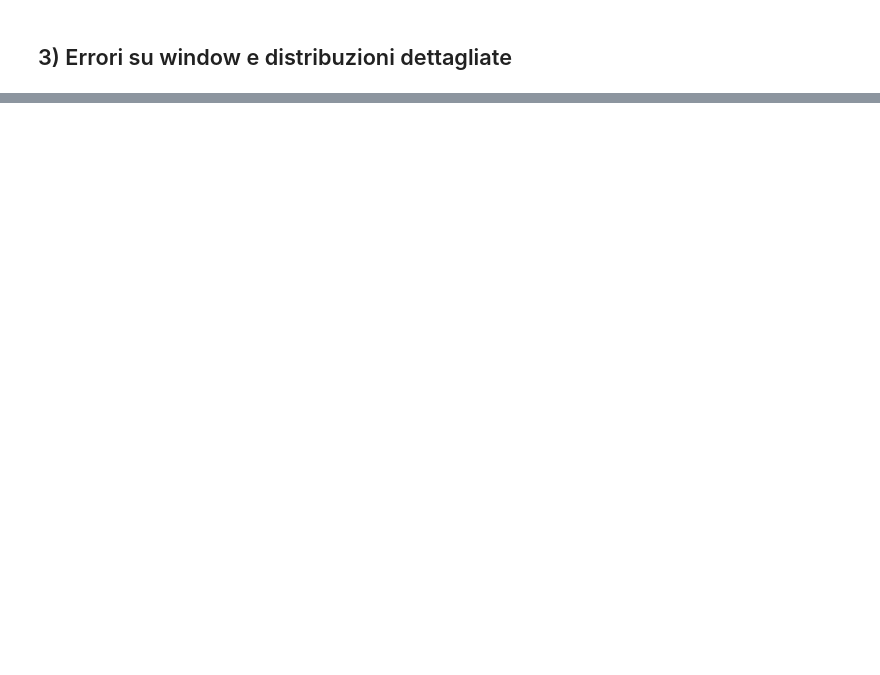
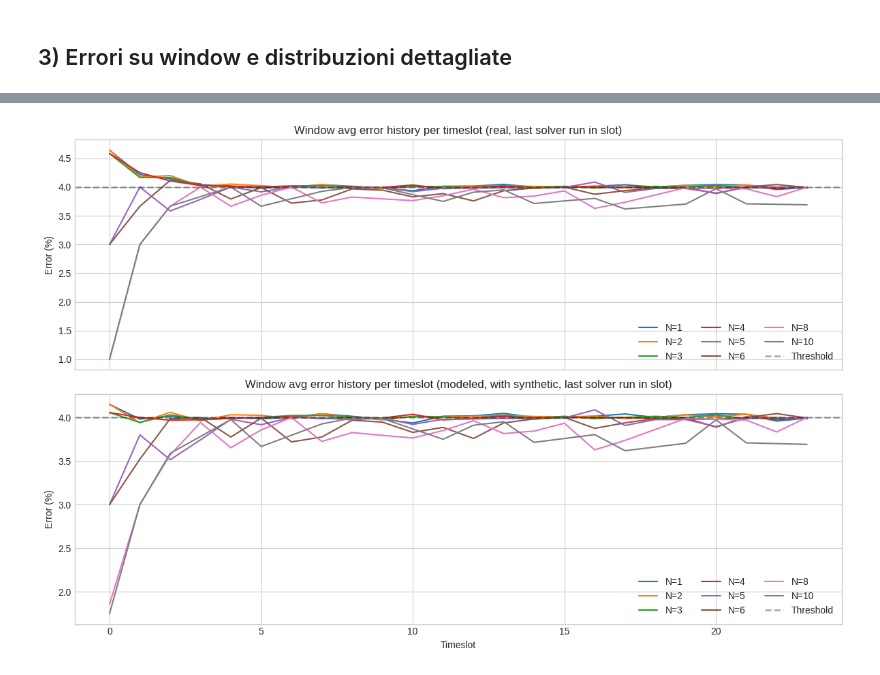
Before and after one commit to frenzis01/carbonshift, a Jupyter notebook: online2/notebooks/nshift_speed_analysis.ipynb, the cells around one changed output, grey strips where cells are left out. Cells and saved outputs as stored; diff of their text form; code cells hidden in the pictures; blank space fills up the shorter version.

```diff
--- a/online2/notebooks/nshift_speed_analysis.ipynb
+++ b/online2/notebooks/nshift_speed_analysis.ipynb
@@ -279,3 +256,90 @@ plt.tight_layout()
+# %%
+fig, axes = plt.subplots(2, 1, figsize=(12, 8), sharex=True)
+
+for n in summary_df["batch_size"].tolist():
+    req = per_request_by_n[n].copy()
+    timings = batch_timings_by_n[n].copy()
+
+    seq_col = "batch_sequence" if "batch_sequence" in req.columns else "included_in_batch_sequence"
+    slot_col = "current_slot" if "current_slot" in timings.columns else "slot"
+
+    req["scheduled_slot"] = pd.to_numeric(req["scheduled_slot"], errors="coerce")
+    req["error"] = pd.to_numeric(req["error"], errors="coerce")
+    req[seq_col] = pd.to_numeric(req[seq_col], errors="coerce")
+    req = req.dropna(subset=["scheduled_slot", "error", seq_col])
+    req = req[req["scheduled_slot"] >= 0]
+    req["scheduled_slot"] = req["scheduled_slot"].astype(int)
+    req[seq_col] = req[seq_col].astype(int)
+
+    timings["batch_sequence"] = pd.to_numeric(timings["batch_sequence"], errors="coerce")
+    timings[slot_col] = pd.to_numeric(timings[slot_col], errors="coerce")
+    timings = timings.dropna(subset=["batch_sequence", slot_col])
+    timings["batch_sequence"] = timings["batch_sequence"].astype(int)
+    timings[slot_col] = timings[slot_col].astype(int)
+
+    w_past = int(scenario["metadata"]["error_window_past"])
+    w_future = int(scenario["metadata"]["error_window_future"])
+    prehistory = scenario.get("prehistory_slots", [])
+
+    rows = []
+    for row in timings.sort_values("batch_sequence").itertuples(index=False):
+        run_seq = int(row.batch_sequence)
+        current_slot = int(getattr(row, slot_col))
+
+        state_df = req[(req[seq_col] <= run_seq) & (req["scheduled_slot"] >= 0)]
+
+        window_start_modeled = current_slot - w_past
+        window_start_real = max(0, window_start_modeled)
+        window_end = min(total_slots - 1, current_slot + w_future)
+
+        in_window = state_df[
+            (state_df["scheduled_slot"] >= window_start_real)
+            & (state_df["scheduled_slot"] <= window_end)
+        ]
+        real_sum = float(in_window["error"].sum()) if not in_window.empty else 0.0
+        real_cnt = int(len(in_window))
+
+        pre_cnt = 0
+        pre_sum = 0.0
+        for p in prehistory:
+            p_slot = int(p["slot"])
+            if window_start_modeled <= p_slot <= window_end:
+                p_count = int(p["request_count"])
+                p_err = float(p["error_per_request"])
+                pre_cnt += p_count
+                pre_sum += p_count * p_err
+
+        modeled_cnt = real_cnt + pre_cnt
+        rows.append(
+            {
+                "timeslot": current_slot,
+                "run_seq": run_seq,
+                "avg_real": (real_sum / real_cnt) if real_cnt else 0.0,
+                "avg_modeled": ((real_sum + pre_sum) / modeled_cnt) if modeled_cnt else 0.0,
+            }
+        )
+
+    hist = pd.DataFrame(rows)
+    hist = hist.sort_values(["timeslot", "run_seq"]).groupby("timeslot", as_index=False).last()
+
+    axes[0].plot(hist["timeslot"], hist["avg_real"], label=f"N={n}")
+    axes[1].plot(hist["timeslot"], hist["avg_modeled"], label=f"N={n}")
+
+axes[0].axhline(threshold, linestyle="--", linewidth=1.8, color="black", alpha=0.35, label="Threshold")
+axes[1].axhline(threshold, linestyle="--", linewidth=1.8, color="black", alpha=0.35, label="Threshold")
+
+axes[0].set_ylabel("Error (%)")
+axes[0].set_title("Window avg error history per timeslot (real, last solver run in slot)")
+axes[0].legend(ncol=3)
+
+axes[1].set_xlabel("Timeslot")
+axes[1].set_ylabel("Error (%)")
+axes[1].set_title("Window avg error history per timeslot (modeled, with synthetic, last solver run in slot)")
+axes[1].legend(ncol=3)
+
+plt.tight_layout()
+# %% [output]
+[figure, added]
 # %%
 fig, ax = plt.subplots(figsize=(12, 5))
 
```
Also changed, not shown: parts of 6 cells of this notebook, 7 other files.
